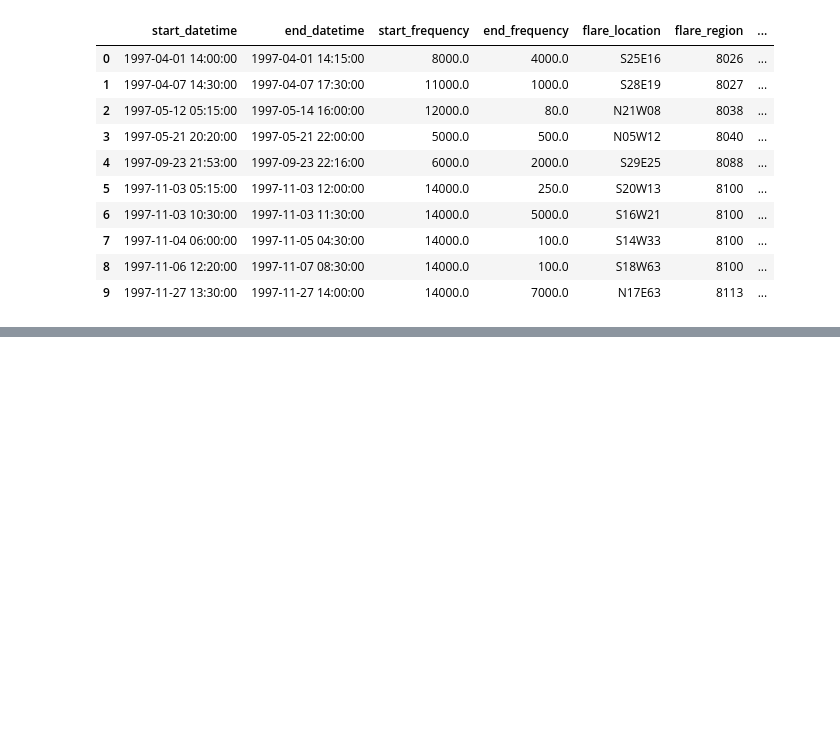
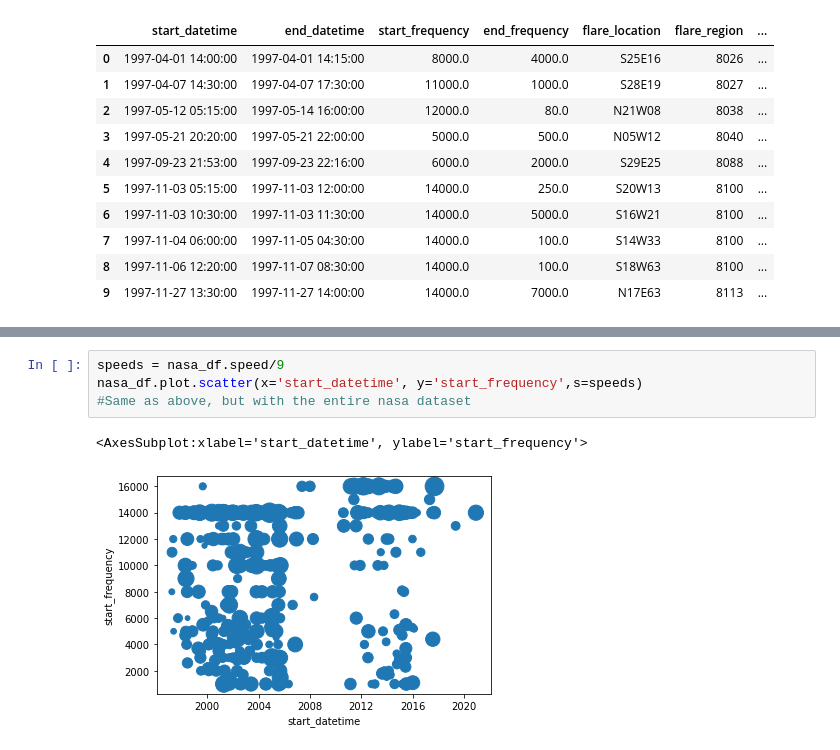
Before and after one commit to M-Sender/cmps3160, a Jupyter notebook: _projects/project1.ipynb, the cells around one changed output, grey strips where cells are left out. Saved outputs shown, nothing was run; the diff lists cells and outputs as text; blank space fills up the shorter version.

```diff
--- a/_projects/project1.ipynb
+++ b/_projects/project1.ipynb
@@ -326,0 +352,7 @@ for top_i in dataFrame_update.iterrows():
+# %%
+speeds = nasa_df.speed/9
+nasa_df.plot.scatter(x='start_datetime', y='start_frequency',s=speeds)
+#Same as above, but with the entire nasa dataset
+# %% [output]
+<AxesSubplot:xlabel='start_datetime', ylabel='start_frequency'>
+[figure, added]
```
Also changed, not shown: parts of 6 cells of this notebook.
